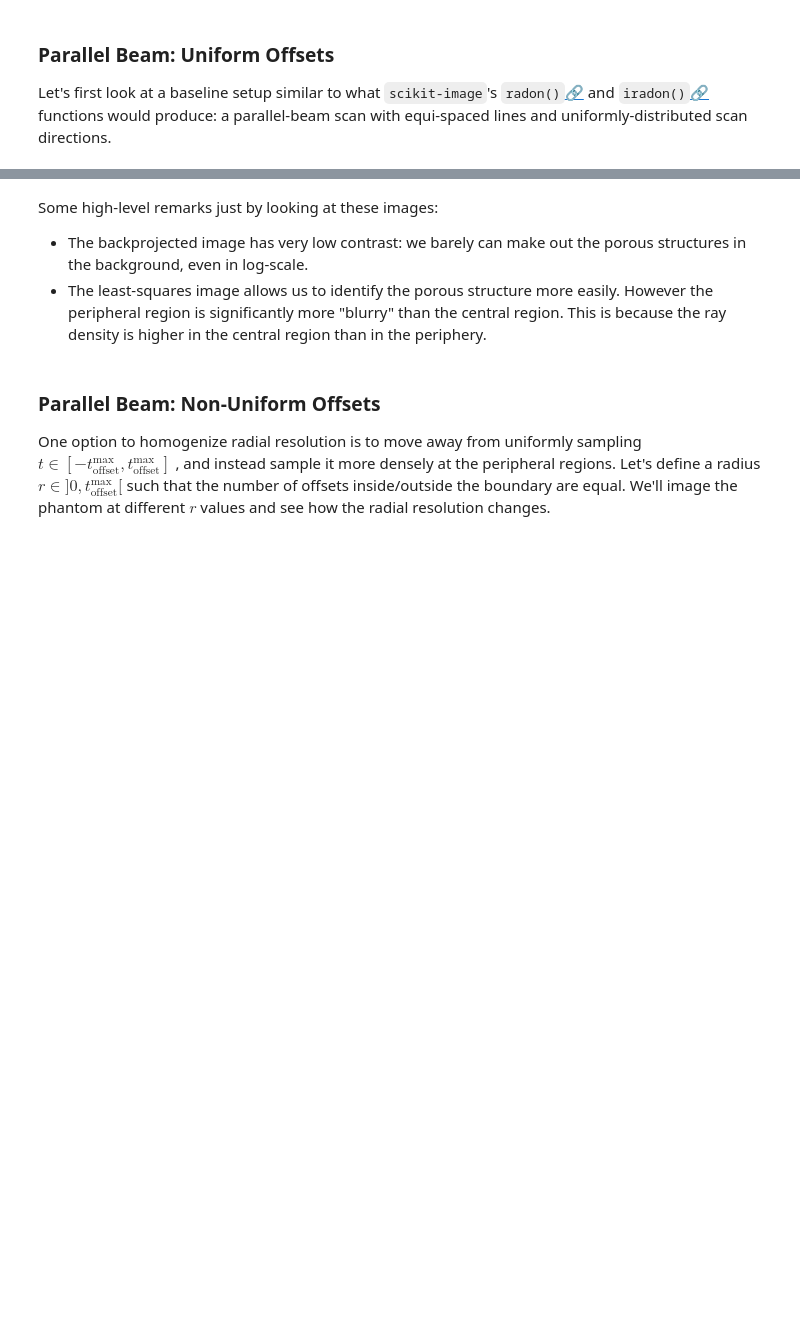
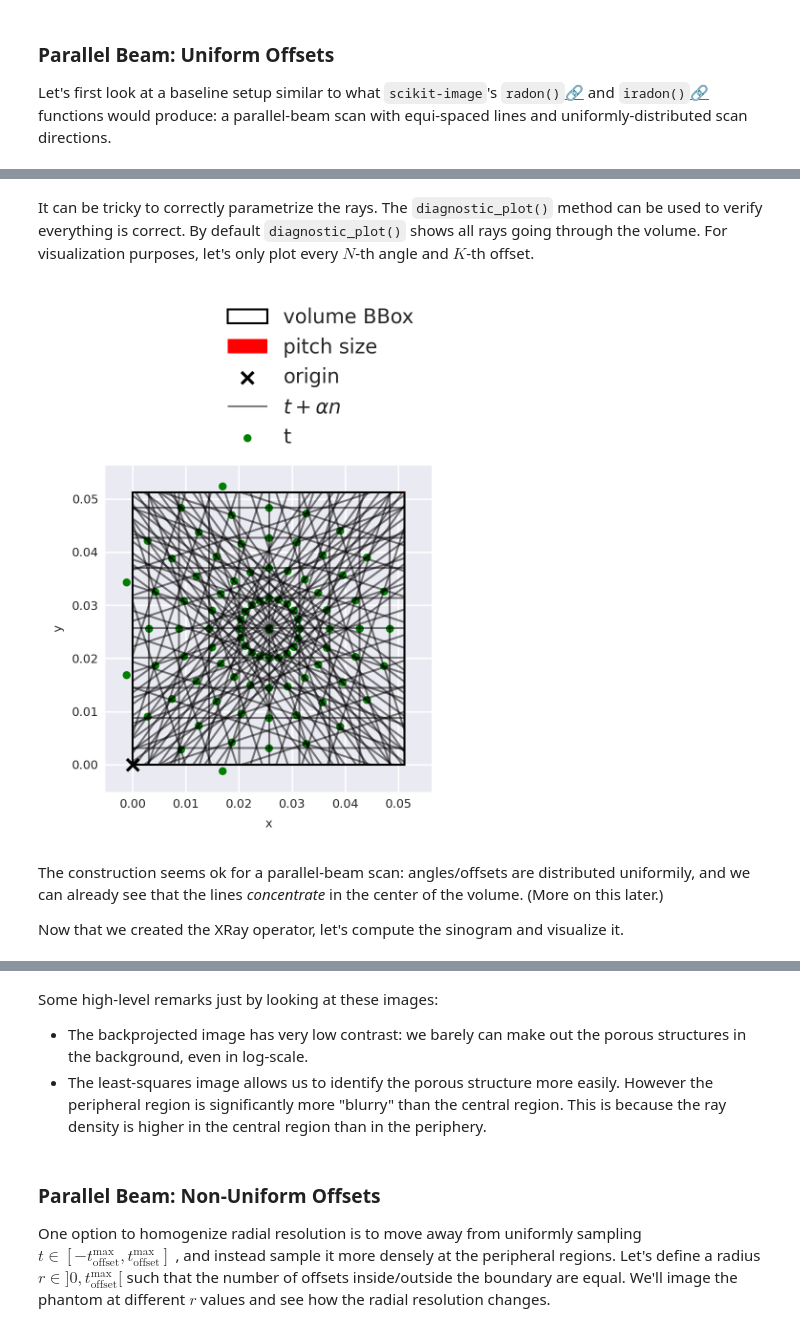
Before and after one commit to pyxu-org/pyxu, a Jupyter notebook: doc/examples/xray.ipynb, the cells around one changed output, grey strips where cells are left out. Cells and saved outputs as stored; diff of their text form; code cells hidden in the pictures; blank space fills up the shorter version.

```diff
--- a/doc/examples/xray.ipynb
+++ b/doc/examples/xray.ipynb
@@ -150,3 +149,20 @@ Now that we created the XRay operator, let's compute the sinogram and visualize
+# %% [markdown]
+It can be tricky to correctly parametrize the rays.
+The `diagnostic_plot()` method can be used to verify everything is correct.
+By default `diagnostic_plot()` shows all rays going through the volume.
+For visualization purposes, let's only plot every $N$-th angle and $K$-th offset.
+# %%
+N, K = 10, 20
+ray_idx = np.arange(N_angle * N_offset).reshape(N_angle, N_offset)[::N,::K]
+
+fig = op_para_u.diagnostic_plot(ray_idx)
+fig.show()
+# %% [output]
+[figure, added]
+# %% [markdown]
+The construction seems ok for a parallel-beam scan: angles/offsets are distributed uniformily, and we can already see that the lines *concentrate* in the center of the volume. (More on this later.)
+
+Now that we created the XRay operator, let's compute the sinogram and visualize it.
 # %%
 # Compute sinogram
 sinogram = op_para_u.apply(phantom.reshape(-1)).reshape(N_angle, N_offset)  # (N_angle, N_offset)
```
Also changed, not shown: parts of 15 cells of this notebook.
